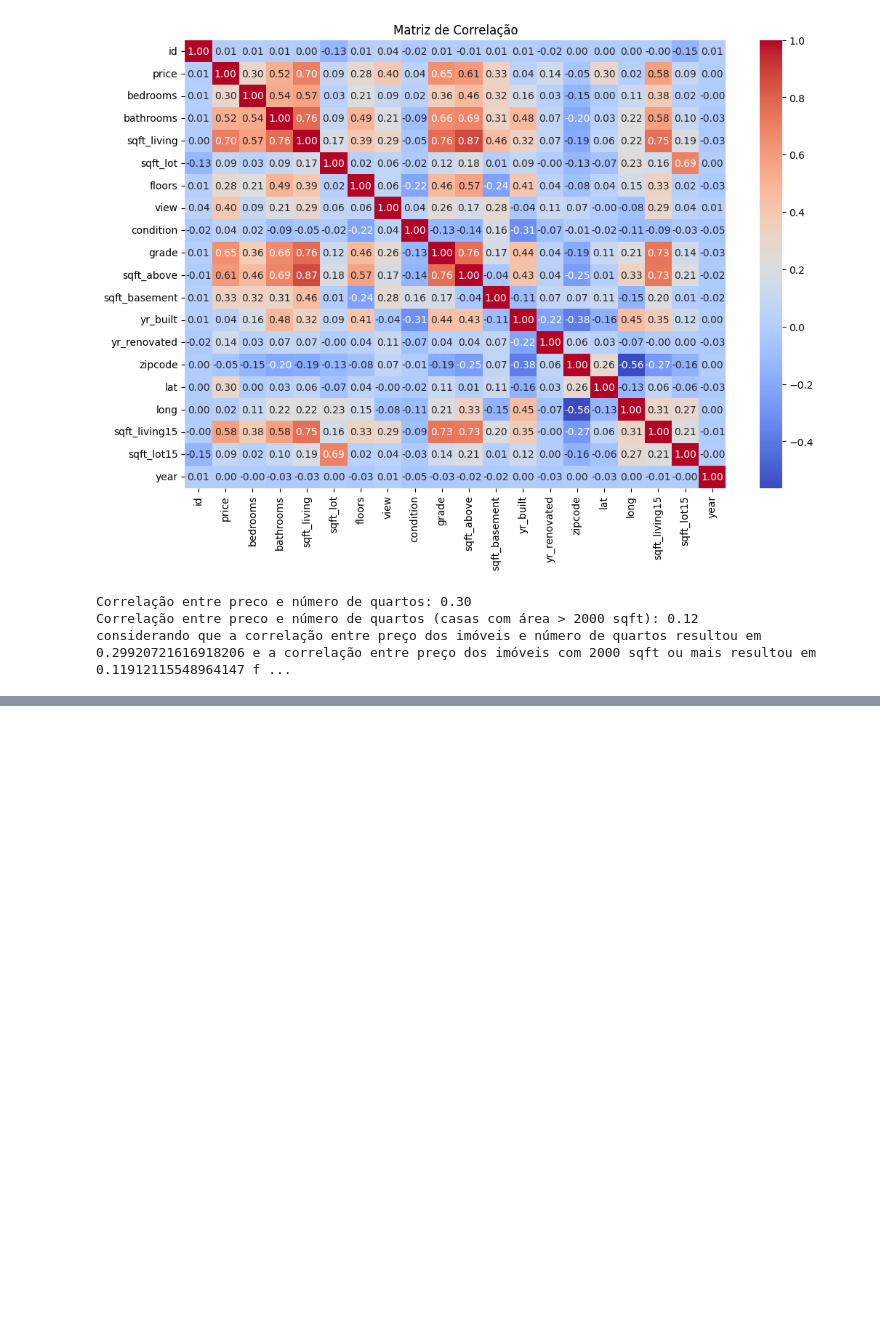
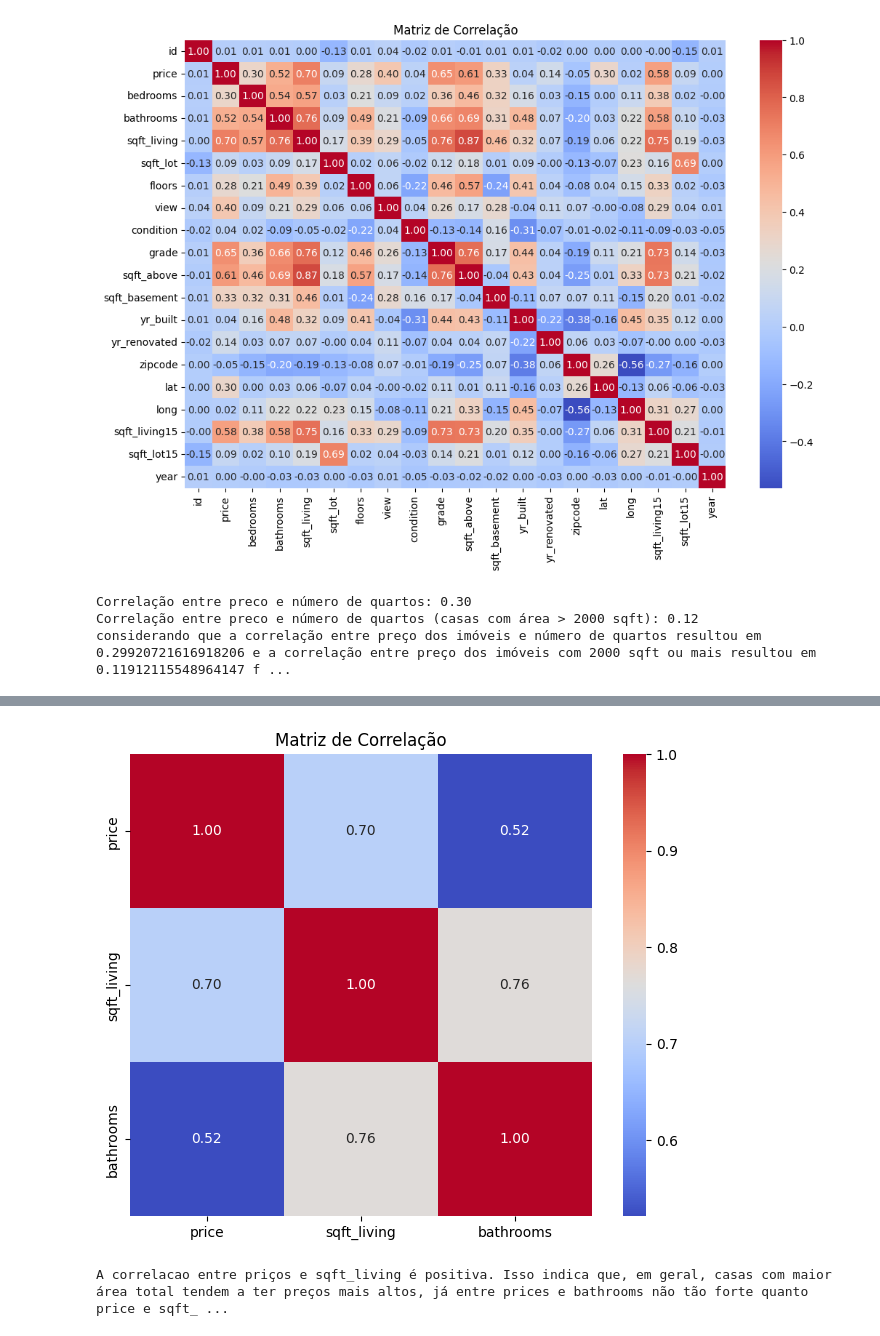
Before and after one commit to dsreliete/Womakerscode_DA_desafio_individual, a Jupyter notebook: Desafio6IndividualElietedaSilvaRodrigues.ipynb, the cells around one changed output, grey strips where cells are left out. Cells and saved outputs as stored; diff of their text form; code cells hidden in the pictures; blank space fills up the shorter version.

```diff
--- a/Desafio6IndividualElietedaSilvaRodrigues.ipynb
+++ b/Desafio6IndividualElietedaSilvaRodrigues.ipynb
@@ -107,3 +105,19 @@ A correlação entre os precos das casas e a area total dos imoveis com pelo men
+# %%
+# 3. Como a quantidade de banheiros bathrooms influencia na correlação entre a área total da casa sqft_living e o preço price?
+
+variables_of_interest = df_house[['price', 'sqft_living', 'bathrooms']]
+correlation_matrix = variables_of_interest.corr()
+correlation_matrix
+
+plt.figure(figsize=(8, 6))
+sns.heatmap(correlation_matrix, annot=True, fmt=".2f", cmap='coolwarm', square=True)
+plt.title('Matriz de Correlação')
+plt.show()
+
+print("A correlacao entre priços e sqft_living é positiva. Isso indica que, em geral, casas com maior área total tendem a ter preços mais altos, já entre prices e bathrooms não tão forte quanto price e sqft_living. Isso pode indicar que, embora mais banheiros possam aumentar o valor da casa, a área total é um fator mais determinante no preço. A correlacao entre sqft_living e bathrooms pode ser moderada, sugerindo que casas maiores tendem a ter mais banheiros, mas essa relação não é tão forte.")
+# %% [output]
+[figure, added]
+A correlacao entre priços e sqft_living é positiva. Isso indica que, em geral, casas com maior área total tendem a ter preços mais altos, já entre prices e bathrooms não tão forte quanto price e sqft_ ...
 # %%
 # 4. Qual é a relação entre a condição da casa condition e o preço price, considerando apenas casas com uma área total sqft_living superior a 3000 pés quadrados?
 # %%
```
Also changed, not shown: parts of 2 cells of this notebook.
